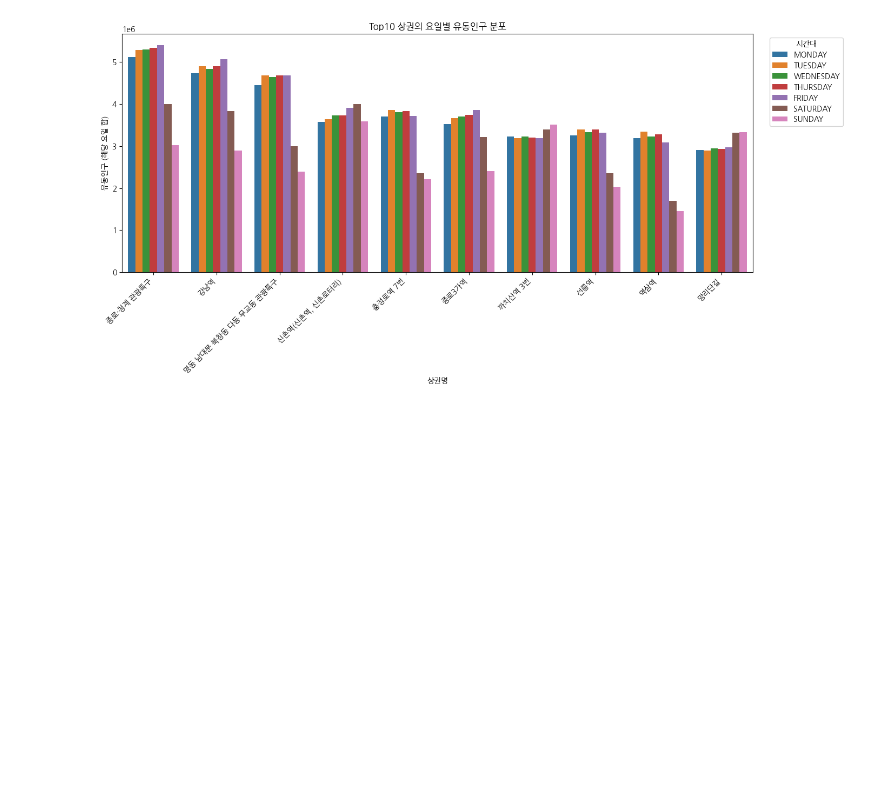
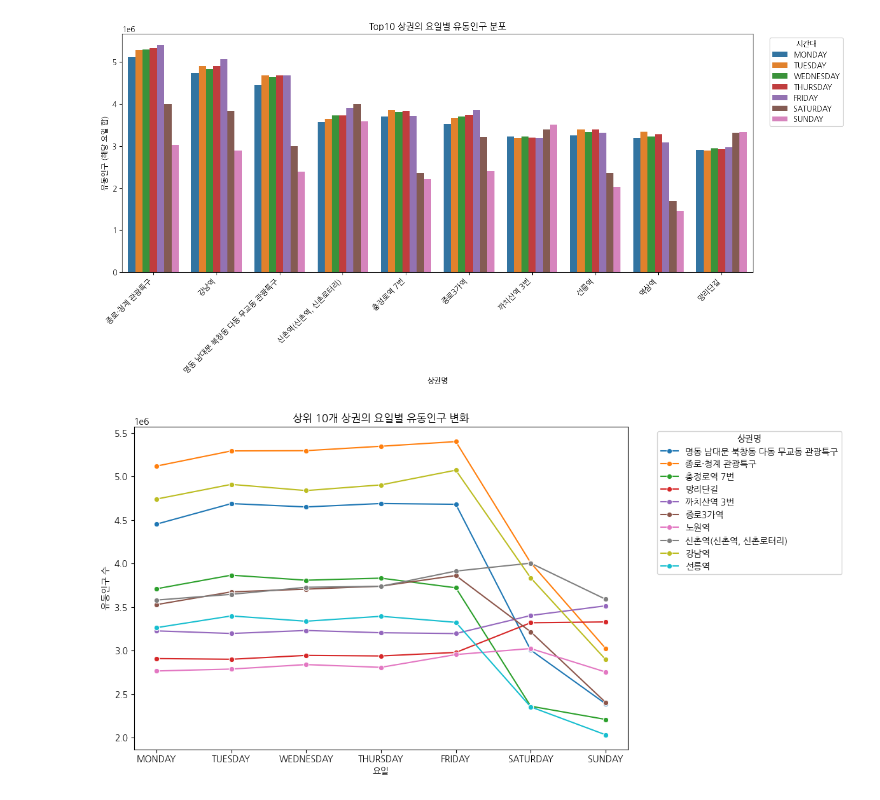
Before and after one commit to hyoinYang/eda-repo-4, a Jupyter notebook: src/eda/local_population_and_commercial_area_.ipynb, the cells around one changed output. Cells and saved outputs as stored; diff of their text form; code cells hidden in the pictures; blank space fills up the shorter version.

```diff
--- a/src/eda/local_population_and_commercial_area_.ipynb
+++ b/src/eda/local_population_and_commercial_area_.ipynb
@@ -928,3 +1043,41 @@ The `ci` parameter is deprecated. Use `errorbar=None` for the same effect.
 
   sns.barplot(
 [figure]
+# %%
+import pandas as pd
+import matplotlib.pyplot as plt
+import seaborn as sns
+import koreanize_matplotlib
+
+# 유동인구 합 기준 상위 10개 상권 추출
+top10_areas = (
+    sales_day.groupby('commercial_area_name')['floating_population']
+    .sum()
+    .nlargest(10)
+    .index
+)
+
+top10_df = sales_day[sales_day['commercial_area_name'].isin(top10_areas)].copy()
+
+# 요일 순서 지정
+week_order = ['MONDAY', 'TUESDAY', 'WEDNESDAY', 'THURSDAY', 'FRIDAY', 'SATURDAY', 'SUNDAY']
+top10_df['week'] = pd.Categorical(top10_df['week'], categories=week_order, ordered=True)
+
+# 시각화
+plt.figure(figsize=(12, 6))
+sns.lineplot(
+    data=top10_df,
+    x='week',
+    y='floating_population',
+    hue='commercial_area_name',
+    marker='o'
+)
+
+plt.title('상위 10개 상권의 요일별 유동인구 변화')
+plt.xlabel('요일')
+plt.ylabel('유동인구 수')
+plt.legend(title='상권명', bbox_to_anchor=(1.05, 1))
+plt.tight_layout()
+plt.show()
+# %% [output]
+[figure, added]
```
Also changed, not shown: parts of 7 cells of this notebook.
